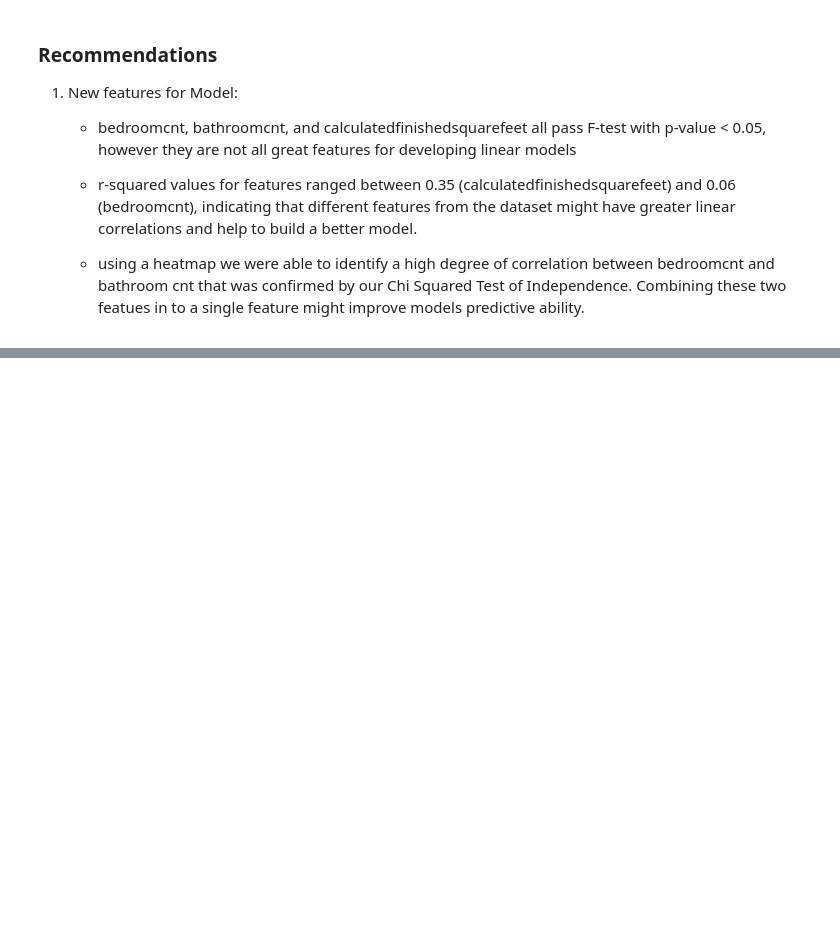
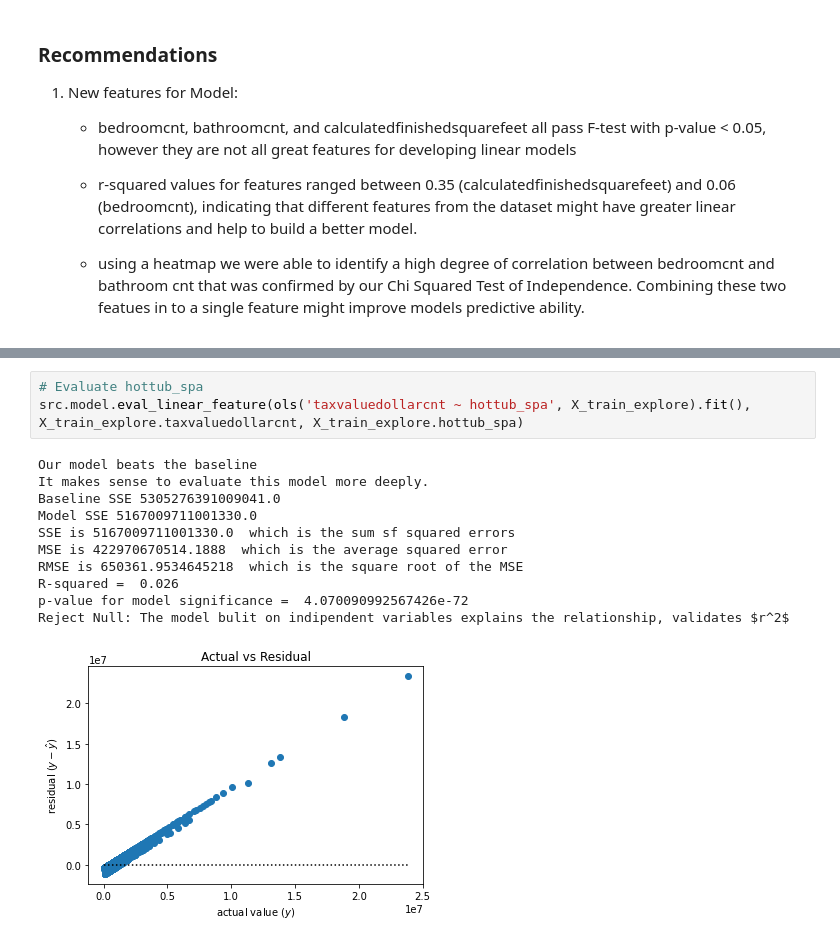
Before and after one commit to CY-Data-Services/zillow_regression_project, a Jupyter notebook: Zillow Regression Project/corey_notebook.ipynb, the cells around one changed output, grey strips where cells are left out. Saved outputs shown, nothing was run; the diff lists cells and outputs as text; blank space fills up the shorter version.

Commit message:
Model Iteration

```diff
--- a/Zillow Regression Project/corey_notebook.ipynb
+++ b/Zillow Regression Project/corey_notebook.ipynb
@@ -421,0 +489,15 @@ The % improvement for our model is %25.595
+# %%
+# Evaluate hottub_spa
+src.model.eval_linear_feature(ols('taxvaluedollarcnt ~ hottub_spa', X_train_explore).fit(), X_train_explore.taxvaluedollarcnt, X_train_explore.hottub_spa)
+# %% [output]
+Our model beats the baseline
+It makes sense to evaluate this model more deeply.
+Baseline SSE 5305276391009041.0
+Model SSE 5167009711001330.0
+SSE is 5167009711001330.0  which is the sum sf squared errors
+MSE is 422970670514.1888  which is the average squared error
+RMSE is 650361.9534645218  which is the square root of the MSE
+R-squared =  0.026
+p-value for model significance =  4.070090992567426e-72
+Reject Null: The model bulit on indipendent variables explains the relationship, validates $r^2$
+[figure, added]
```
Also changed, not shown: parts of 24 cells of this notebook.
